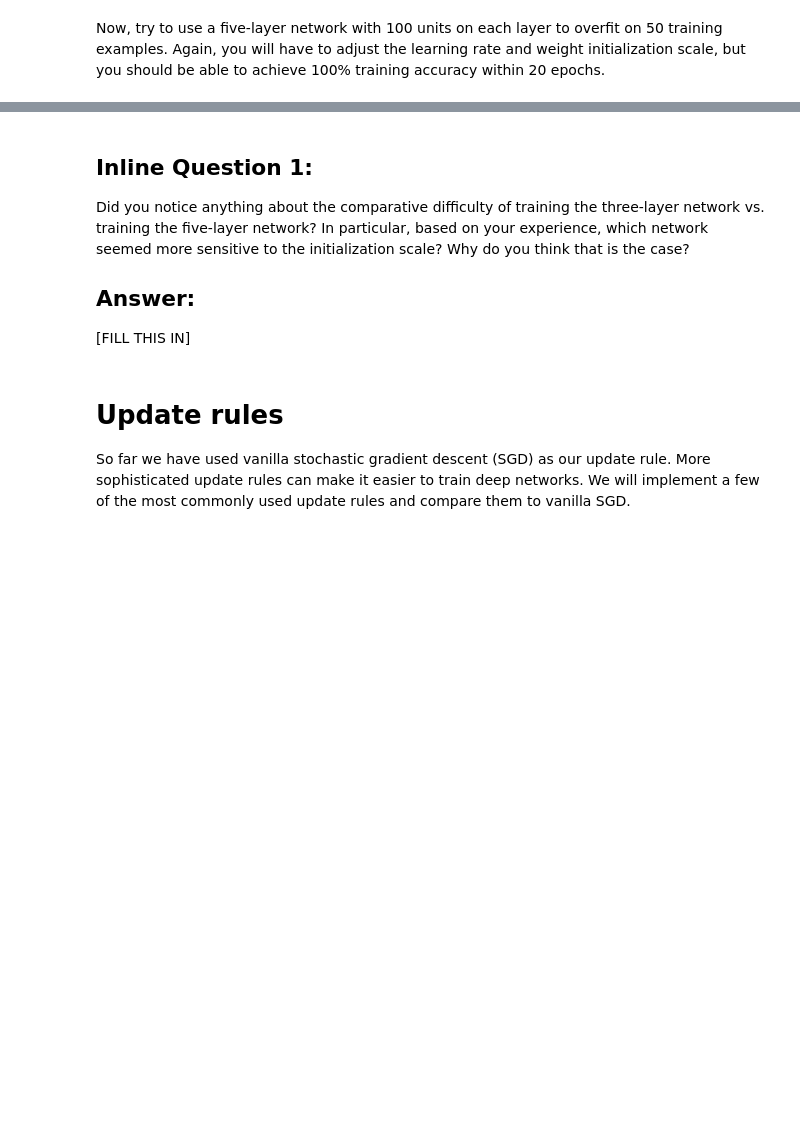
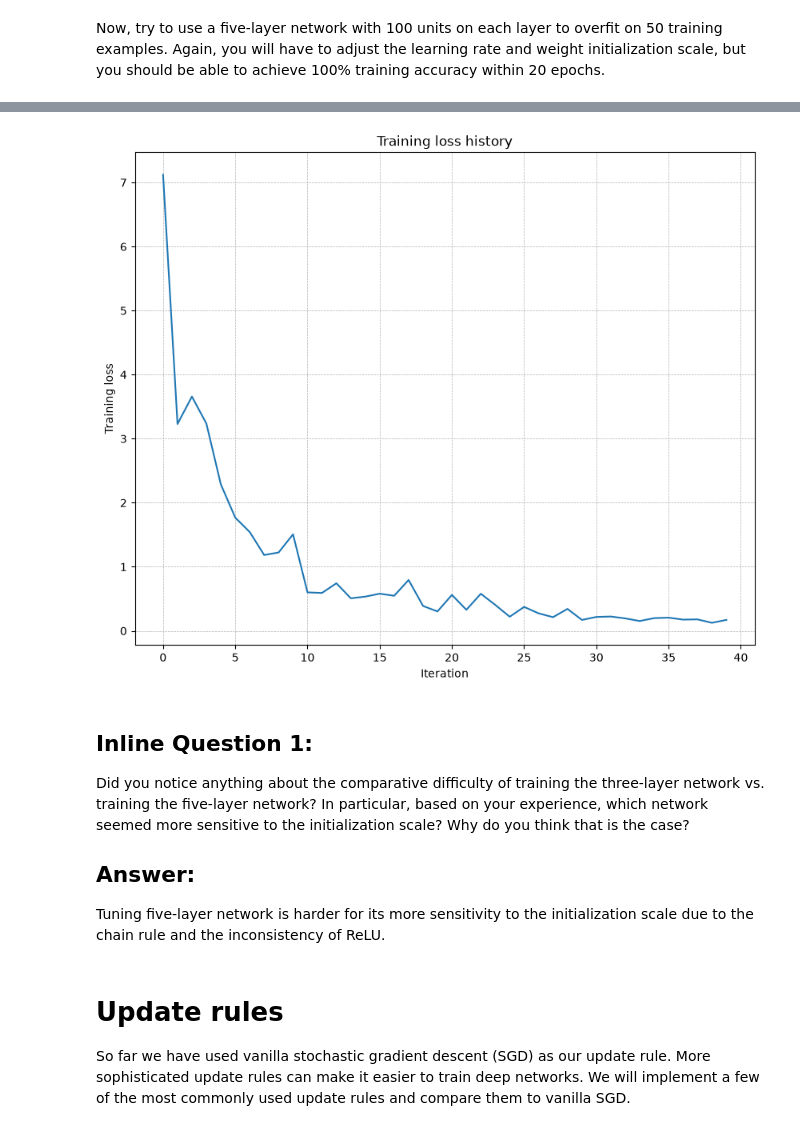
Before and after one commit to pseudonymzjt/CS231N, a Jupyter notebook: assignment1/FullyConnectedNets.ipynb, the cells around one changed output, grey strips where cells are left out. Cells and saved outputs as stored; diff of their text form; code cells hidden in the pictures; blank space fills up the shorter version.

```diff
--- a/assignment1/FullyConnectedNets.ipynb
+++ b/assignment1/FullyConnectedNets.ipynb
@@ -142,7 +191,7 @@ small_data = {
 }
 
 learning_rate = 2e-3  # Experiment with this!
-weight_scale = 1e-5   # Experiment with this!
+weight_scale = 5e-2   # Experiment with this!
 
 
 model = FullyConnectedNet(
@@ -167,3 +216,4 @@ plt.xlabel('Iteration')
 plt.ylabel('Training loss')
 plt.grid(linestyle='--', linewidth=0.5)
 plt.show()
+# %% [output]
@@ -170,9 +237,10 @@ plt.show()
+[figure, added]
 # %% [markdown]
 ## Inline Question 1:
 Did you notice anything about the comparative difficulty of training the three-layer network vs. training the five-layer network? In particular, based on your experience, which network seemed more sensitive to the initialization scale? Why do you think that is the case?
 
 ## Answer:
-[FILL THIS IN]
+Tuning five-layer network is harder for its more sensitivity to the initialization scale due to the chain rule and the inconsistency of ReLU.
 # %% [markdown]
 # Update rules
 So far we have used vanilla stochastic gradient descent (SGD) as our update rule. More sophisticated update rules can make it easier to train deep networks. We will implement a few of the most commonly used update rules and compare them to vanilla SGD.
```
Also changed, not shown: parts of 17 cells of this notebook, 2 other files.
